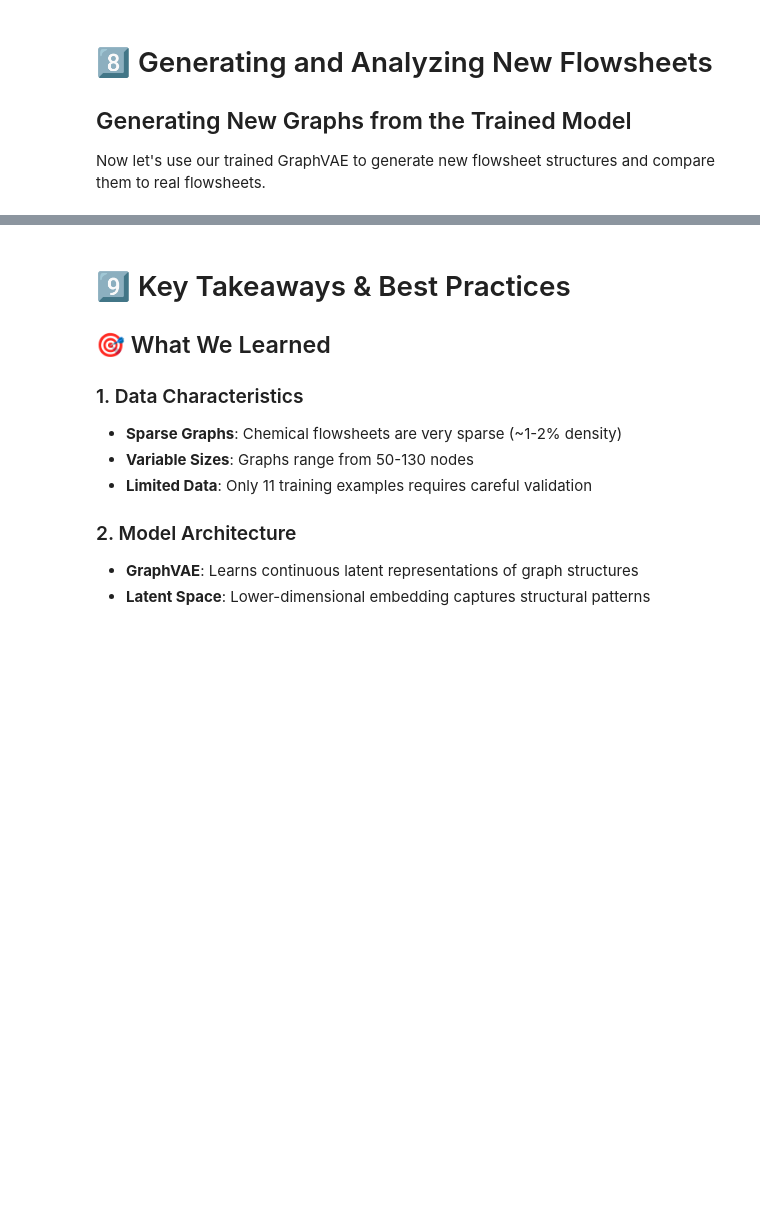
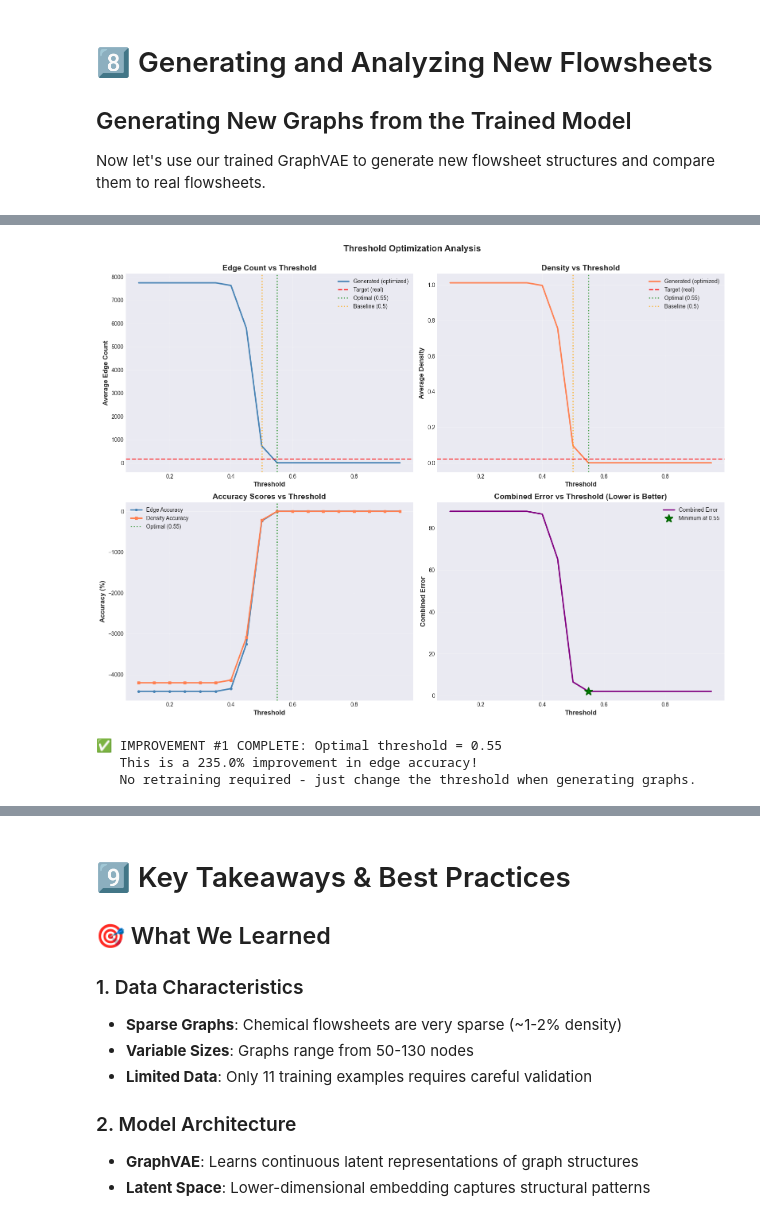
Before and after one commit to sustainability-software-lab/SFF, a Jupyter notebook: graph_generation_deep_dive.ipynb, the cells around one changed output, grey strips where cells are left out. Drawn from its saved outputs; the diff is of its cells as text; code cells hidden in the pictures; blank space fills up the shorter version.

```diff
--- a/graph_generation_deep_dive.ipynb
+++ b/graph_generation_deep_dive.ipynb
@@ -814,0 +1647,63 @@ print("✅ Generated flowsheets show similar structural properties to real flows
+# %%
+# Visualize optimization results
+fig, axes = plt.subplots(2, 2, figsize=(16, 12))
+
+# Plot 1: Edge count comparison
+axes[0, 0].plot(df_optimization['threshold'], df_optimization['avg_edges'],
+                linewidth=2.5, color='steelblue', label='Generated (optimized)')
+axes[0, 0].axhline(target_avg_edges, color='red', linestyle='--', linewidth=2, label='Target (real)')
+axes[0, 0].axvline(optimal_threshold, color='green', linestyle=':', linewidth=2, alpha=0.7, label=f'Optimal ({optimal_threshold:.2f})')
+axes[0, 0].axvline(0.5, color='orange', linestyle=':', linewidth=2, alpha=0.7, label='Baseline (0.5)')
+axes[0, 0].set_xlabel('Threshold', fontsize=12, fontweight='bold')
+axes[0, 0].set_ylabel('Average Edge Count', fontsize=12, fontweight='bold')
+axes[0, 0].set_title('Edge Count vs Threshold', fontsize=14, fontweight='bold')
+axes[0, 0].legend()
+axes[0, 0].grid(alpha=0.3)
+
+# Plot 2: Density comparison
+axes[0, 1].plot(df_optimization['threshold'], df_optimization['avg_density'],
+                linewidth=2.5, color='coral', label='Generated (optimized)')
+axes[0, 1].axhline(target_avg_density, color='red', linestyle='--', linewidth=2, label='Target (real)')
+axes[0, 1].axvline(optimal_threshold, color='green', linestyle=':', linewidth=2, alpha=0.7, label=f'Optimal ({optimal_threshold:.2f})')
+axes[0, 1].axvline(0.5, color='orange', linestyle=':', linewidth=2, alpha=0.7, label='Baseline (0.5)')
+axes[0, 1].set_xlabel('Threshold', fontsize=12, fontweight='bold')
+axes[0, 1].set_ylabel('Average Density', fontsize=12, fontweight='bold')
+axes[0, 1].set_title('Density vs Threshold', fontsize=14, fontweight='bold')
+axes[0, 1].legend()
+axes[0, 1].grid(alpha=0.3)
+
+# Plot 3: Accuracy scores
+axes[1, 0].plot(df_optimization['threshold'], df_optimization['edge_accuracy']*100,
+                linewidth=2.5, marker='o', markersize=4, color='steelblue', label='Edge Accuracy')
+axes[1, 0].plot(df_optimization['threshold'], df_optimization['density_accuracy']*100,
+                linewidth=2.5, marker='s', markersize=4, color='coral', label='Density Accuracy')
+axes[1, 0].axvline(optimal_threshold, color='green', linestyle=':', linewidth=2, alpha=0.7, label=f'Optimal ({optimal_threshold:.2f})')
+axes[1, 0].set_xlabel('Threshold', fontsize=12, fontweight='bold')
+axes[1, 0].set_ylabel('Accuracy (%)', fontsize=12, fontweight='bold')
+axes[1, 0].set_title('Accuracy Scores vs Threshold', fontsize=14, fontweight='bold')
+axes[1, 0].legend()
+axes[1, 0].grid(alpha=0.3)
+
+# Plot 4: Combined error
+axes[1, 1].plot(df_optimization['threshold'], df_optimization['combined_error'],
+                linewidth=2.5, color='purple', label='Combined Error')
+axes[1, 1].scatter([optimal_threshold], [df_optimization.loc[optimal_idx, 'combined_error']],
+                   s=200, color='green', marker='*', zorder=5, label=f'Minimum at {optimal_threshold:.2f}', edgecolors='darkgreen', linewidths=2)
+axes[1, 1].set_xlabel('Threshold', fontsize=12, fontweight='bold')
+axes[1, 1].set_ylabel('Combined Error', fontsize=12, fontweight='bold')
+axes[1, 1].set_title('Combined Error vs Threshold (Lower is Better)', fontsize=14, fontweight='bold')
+axes[1, 1].legend()
+axes[1, 1].grid(alpha=0.3)
+
+plt.suptitle('Threshold Optimization Analysis', fontsize=16, fontweight='bold', y=1.00)
+plt.tight_layout()
+plt.show()
+
+print(f"\n✅ IMPROVEMENT #1 COMPLETE: Optimal threshold = {optimal_threshold:.2f}")
+print(f"   This is a {(optimal_edge_acc - baseline_row['edge_accuracy'])*100:.1f}% improvement in edge accuracy!")
+print(f"   No retraining required - just change the threshold when generating graphs.")
+# %% [output]
+[figure, added]
+✅ IMPROVEMENT #1 COMPLETE: Optimal threshold = 0.55
+   This is a 235.0% improvement in edge accuracy!
+   No retraining required - just change the threshold when generating graphs.
```
Also changed, not shown: parts of 51 cells of this notebook, 15 other files.
